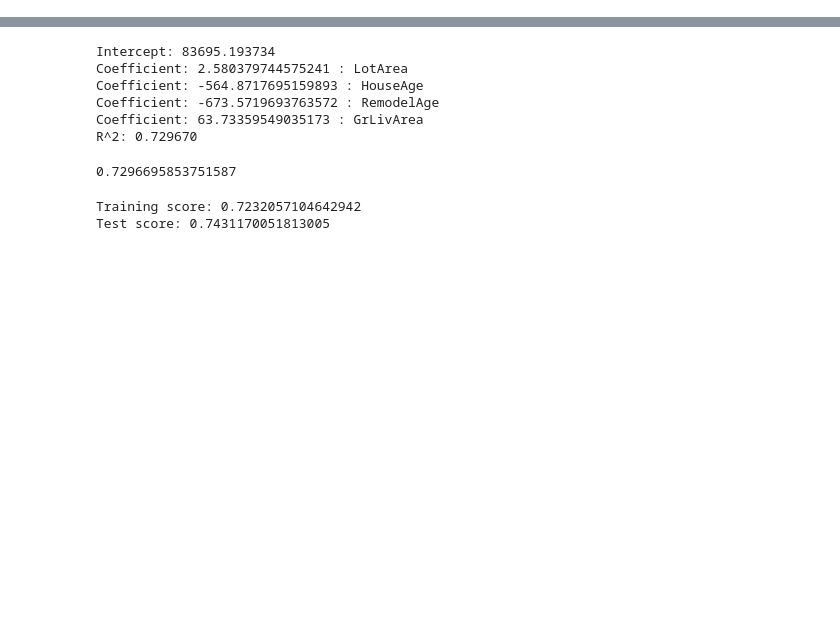
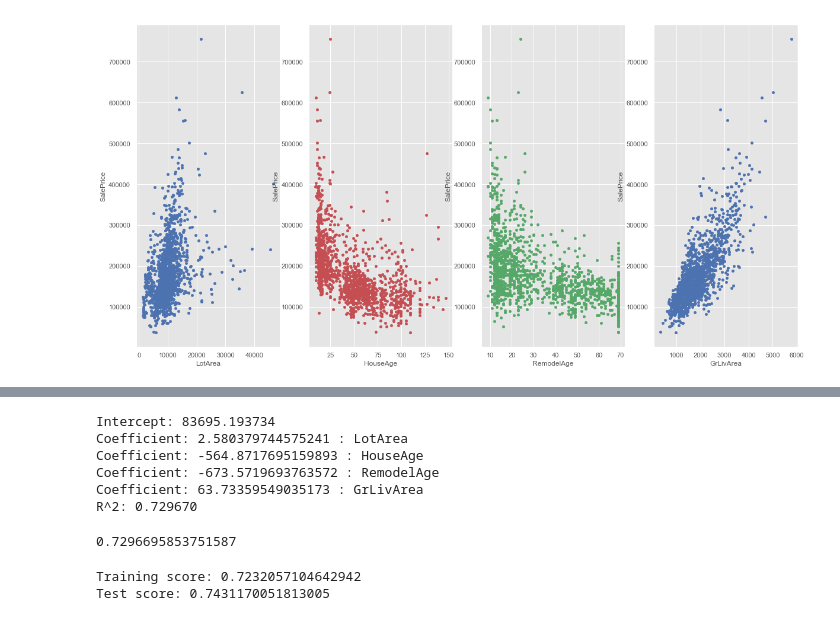
Before and after one commit to marc7531/housing-project, a Jupyter notebook: kate/continuous_models.ipynb, the cells around one changed output, grey strips where cells are left out. Drawn from its saved outputs; the diff is of its cells as text; code cells hidden in the pictures; blank space fills up the shorter version.

```diff
--- a/kate/continuous_models.ipynb
+++ b/kate/continuous_models.ipynb
@@ -53,0 +53,10 @@ continuous_feat.sample(5)
+# %%
+## Visualizing data
+fig, axes = plt.subplots(nrows=1, ncols=4, figsize=(20, 10))
+train.plot(ax=axes[0], kind='scatter', x='LotArea', y='SalePrice',c='b')
+train.plot(ax=axes[1], kind='scatter', x='HouseAge', y='SalePrice',c='r')
+train.plot(ax=axes[2], kind='scatter', x='RemodelAge', y='SalePrice',c='g')
+train.plot(ax=axes[3], kind='scatter', x='GrLivArea', y='SalePrice',c='b')
+plt.show()
+# %% [output]
+[figure, added]
```
Also changed, not shown: parts of 12 cells of this notebook, 1 other file.
